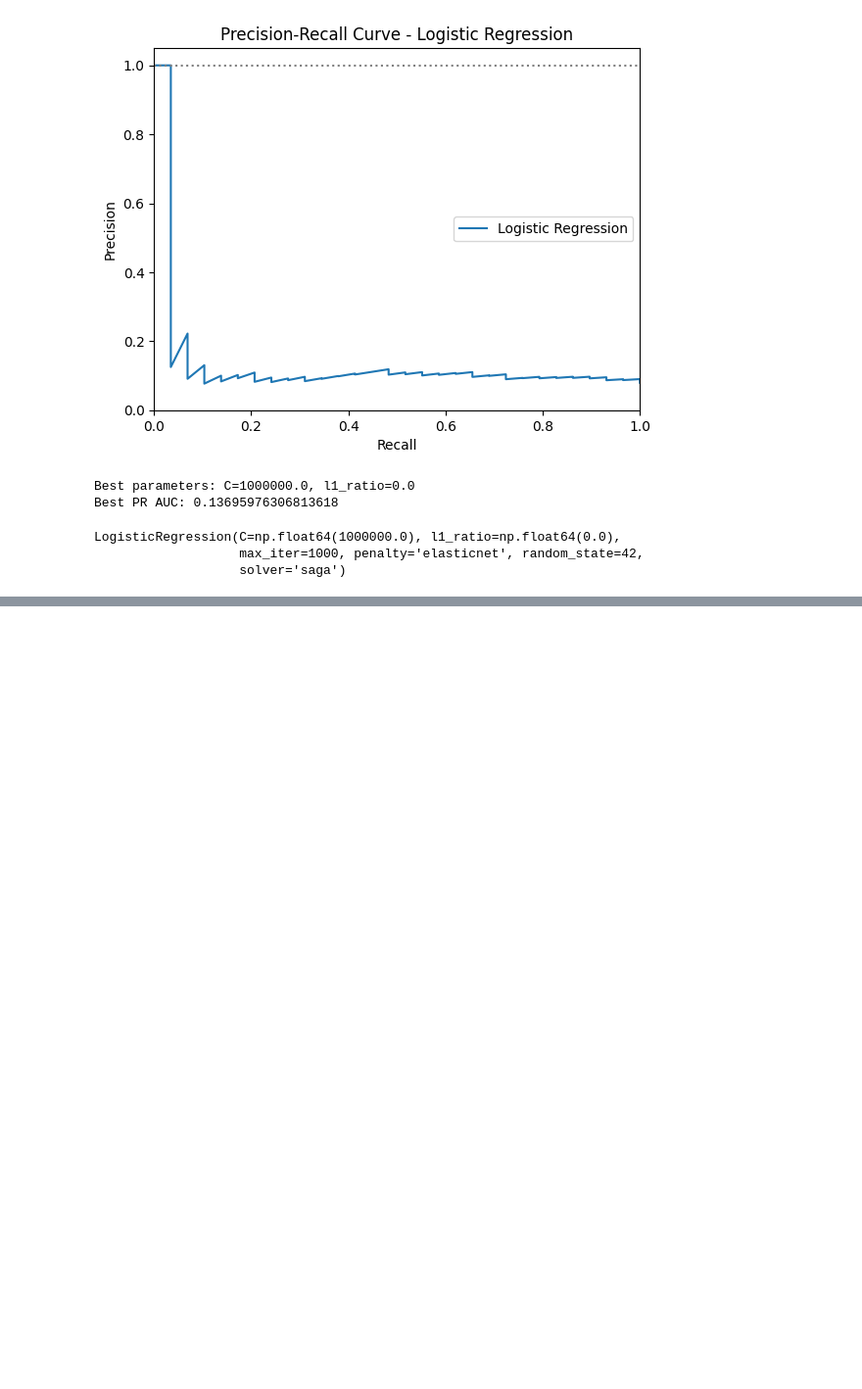
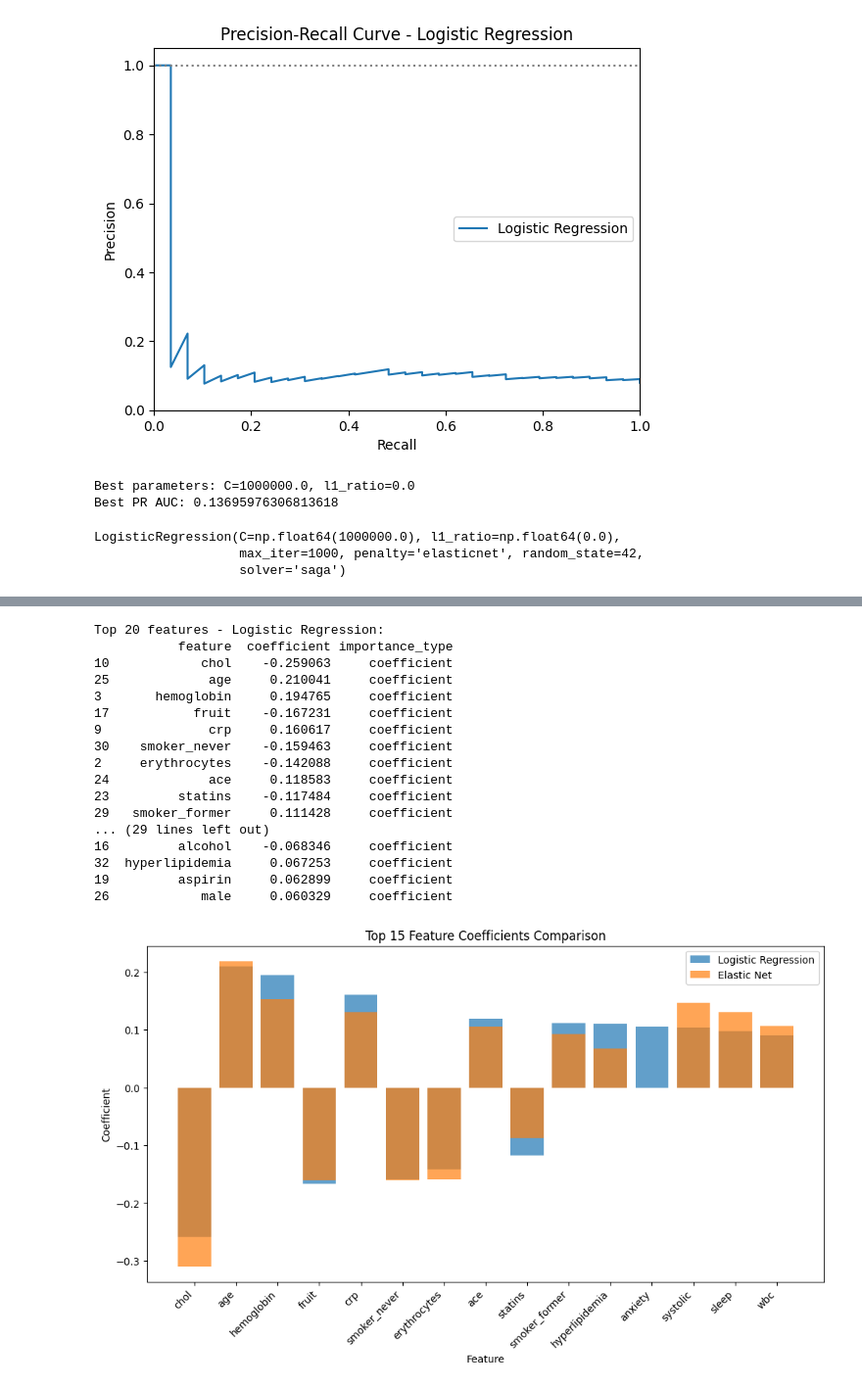
Before and after one commit to hds-sandbox/Dyn_Risk_Pred_Course, a Jupyter notebook: Code/exercise_solutions/solutions/Workshop_2_Modelling.ipynb, the cells around one changed output, grey strips where cells are left out. Shown at 98% size. Saved outputs shown, nothing was run; the diff lists cells and outputs as text; code cells hidden in the pictures; blank space fills up the shorter version.

```diff
--- a/Code/exercise_solutions/solutions/Workshop_2_Modelling.ipynb
+++ b/Code/exercise_solutions/solutions/Workshop_2_Modelling.ipynb
@@ -146,6 +146,28 @@ Best PR AUC: 0.13695976306813618
 LogisticRegression(C=np.float64(1000000.0), l1_ratio=np.float64(0.0),
                    max_iter=1000, penalty='elasticnet', random_state=42,
                    solver='saga')
+# %%
+# Logistic Regression predictions on test set
+blr_pred_proba = blr_pipeline.predict_proba(X_test)[:, 1]
+blr_pred = blr_pipeline.predict(X_test)
+
+blr_metrics = {
+    'precision': precision_score(y_test, blr_pred),
+    'roc_auc': roc_auc_score(y_test, blr_pred_proba),
+    'pr_auc': average_precision_score(y_test, blr_pred_proba),
+    'brier': brier_score_loss(y_test, blr_pred_proba)
+}
+# %%
+# Elastic Net predictions on test set
+el_pred_proba = el_final.predict_proba(preprocessor.transform(X_test))[:, 1]
+el_pred = el_final.predict(preprocessor.transform(X_test))
+
+el_metrics = {
+    'precision': precision_score(y_test, el_pred),
+    'roc_auc': roc_auc_score(y_test, el_pred_proba),
+    'pr_auc': average_precision_score(y_test, el_pred_proba),
+    'brier': brier_score_loss(y_test, el_pred_proba)
+}
 # %%
 # Print metrics
 print("\nLogistic Regression Metrics:")
@@ -212,7 +254,7 @@ all_feature_names = numeric_cols + list(cat_feature_names)
 # Logistic Regression
 blr_coef = pd.DataFrame({
     'feature': all_feature_names,
-    'coefficient': blr_final.coef_[0],
+    'coefficient': blr_pipeline.named_steps['classifier'].coef_[0],
     'importance_type': 'coefficient'
 }).sort_values('coefficient', key=abs, ascending=False).head(20)
 
@@ -227,33 +269,52 @@ el_coef = pd.DataFrame({
 }).sort_values('coefficient', key=abs, ascending=False).head(20)
 
 print("\nTop 20 features - Elastic Net:")
 print(el_coef)
 
 # Feature importance bar chart
 blr_coef['model'] = 'Logistic Regression'
 el_coef['model'] = 'Elastic Net'
 
 all_features = pd.concat([blr_coef[['feature', 'coefficient', 'model']],
                           el_coef[['feature', 'coefficient', 'model']]])
 
 top_n = 15
 all_top_features = list(blr_coef['feature'].head(top_n)) + list(el_coef['feature'].head(top_n))
 unique_features = list(dict.fromkeys(all_top_features))[:top_n]
 
 plt.figure(figsize=(12, 6))
 for model in ['Logistic Regression', 'Elastic Net']:
     model_data = all_features[all_features['model'] == model]
     model_coefs = []
     for feat in unique_features:
         coef = model_data[model_data['feature'] == feat]['coefficient'].values
         model_coefs.append(coef[0] if len(coef) > 0 else 0)
     plt.bar(unique_features, model_coefs, label=model, alpha=0.7)
 plt.title(f'Top {top_n} Feature Coefficients Comparison')
 plt.xlabel("Feature")
 plt.ylabel("Coefficient")
 plt.xticks(rotation=45, ha='right')
 plt.legend()
 plt.show()
+# %% [output]
+Top 20 features - Logistic Regression:
+           feature  coefficient importance_type
+10            chol    -0.259063     coefficient
+25             age     0.210041     coefficient
+3       hemoglobin     0.194765     coefficient
+17           fruit    -0.167231     coefficient
+9              crp     0.160617     coefficient
+30    smoker_never    -0.159463     coefficient
+2     erythrocytes    -0.142088     coefficient
+24             ace     0.118583     coefficient
+23         statins    -0.117484     coefficient
+29   smoker_former     0.111428     coefficient
+... (29 lines left out)
+16         alcohol    -0.068346     coefficient
+32  hyperlipidemia     0.067253     coefficient
+19         aspirin     0.062899     coefficient
+26            male     0.060329     coefficient
+[figure, added]
 # %%
 ## -----------------------------------------------------------------------------
 ## Calibration
```
Also changed, not shown: parts of 4 cells of this notebook, 10 other files.
